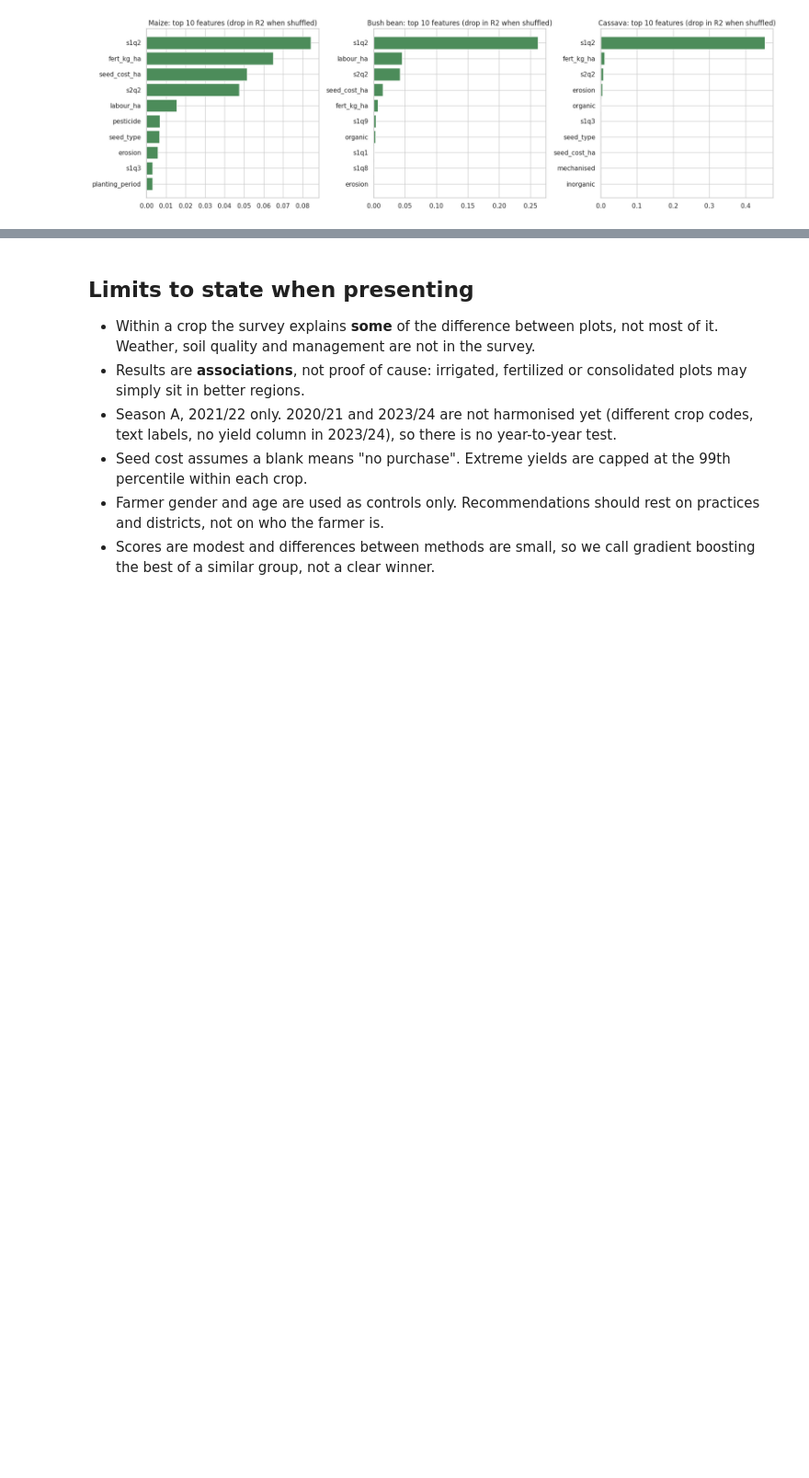
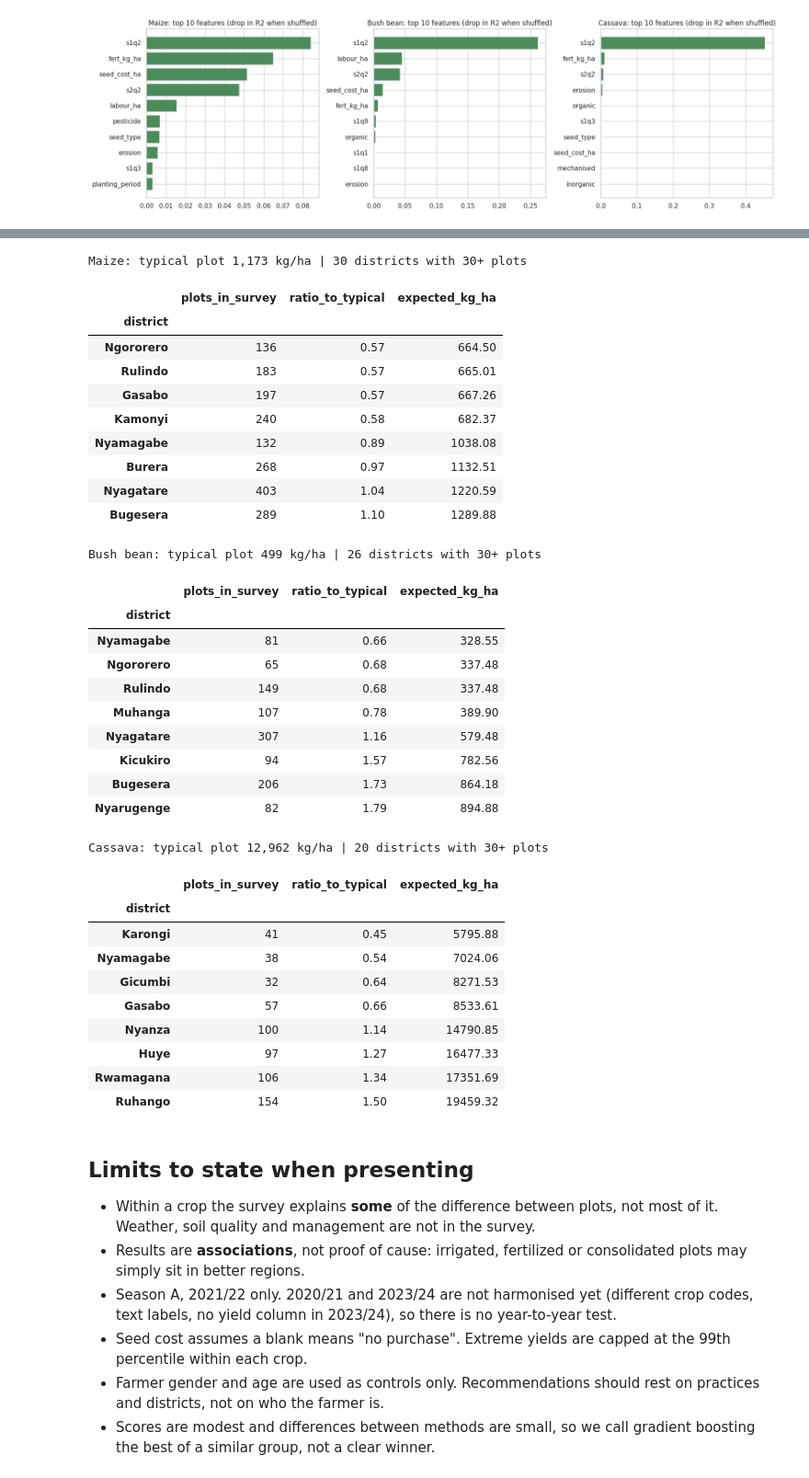
Before and after one commit to tmachingur-code/predicting-crop-yield-rwanda, a Jupyter notebook: notebooks/Predicting_Crop_Yield_Rwanda.ipynb, the cells around one changed output, grey strips where cells are left out. Shown at 92% size. Saved outputs shown, nothing was run; the diff lists cells and outputs as text; code cells hidden in the pictures; blank space fills up the shorter version.

```diff
--- a/notebooks/Predicting_Crop_Yield_Rwanda.ipynb
+++ b/notebooks/Predicting_Crop_Yield_Rwanda.ipynb
@@ -521,0 +581,12 @@ plt.tight_layout(); plt.show()
+# %%
+# Sanity checks: results should be plausible, and the typical values we fill in should look sensible
+print("Typical values filled in for maize:", {k: round(float(v), 2) for k, v in typical["Maize"].items()
+                                              if k in ["s1q7", "s1q8", "s1q9", "organic", "anti_erosion", "consolidation",
+                                                       "mechanised", "planting_period", "seed_cost_ha"]})
+for crop, dist, fert in [("Maize", "Nyagatare", 0), ("Maize", "Nyagatare", 30), ("Maize", "Musanze", 0),
+                         ("Bush bean", "Musanze", 0), ("Cassava", "Kirehe", 0)]:
+    r = predict_plot(crop, dist, "Hillside cropland", 3000, "Moderate", fert, False, False, "Traditional", 0)
+    print(f"{crop:10s} {dist:11s} fertilizer {fert:>3d} kg -> ratio {r['ratio']:.2f}, expected {r['expected']:,.0f} kg/ha "
+          f"(typical {r['typical']:,.0f}, plots in district: {r['n_district']})")
+print()
+print(explain("Maize", "Nyagatare", "Hillside cropland", 3000, "Moderate", 20, True, False, "Improved", 0))
@@ -522,3 +666,54 @@ plt.tight_layout(); plt.show()
+# %%
+# Model view: expected yield of a typical plot of each crop in each district (all other inputs at the crop's typical value)
+rows = []
+for crop, code_c in DEMO_CROPS.items():
+    for code_d, dname in DISTRICTS.items():
+        n = int(N_PLOTS.get((code_c, code_d), 0))
+        if n < 30:
+            continue
+        row = dict(typical[crop]); row.update(s1q1=code_d // 10, s1q2=code_d)
+        ratio = float(np.exp(final_models[crop].predict(pd.DataFrame([row])[FEATS_NOCROP])[0]))
+        rows.append(dict(crop=crop, district=dname, plots_in_survey=n, ratio_to_typical=ratio,
+                         expected_kg_ha=ratio * crop_median[crop]))
+plan = pd.DataFrame(rows)
+for crop in DEMO_CROPS:
+    t = plan[plan["crop"] == crop].sort_values("ratio_to_typical")
+    print(f"\n{crop}: typical plot {crop_median[crop]:,.0f} kg/ha | {len(t)} districts with 30+ plots")
+    display(pd.concat([t.head(4), t.tail(4)]).round(2).set_index("district")[["plots_in_survey", "ratio_to_typical", "expected_kg_ha"]])
+# %% [output]
+Maize: typical plot 1,173 kg/ha | 30 districts with 30+ plots
+|  | plots_in_survey | ratio_to_typical | expected_kg_ha |
+| district |  |  |  |
+| Ngororero | 136 | 0.57 | 664.50 |
+| Rulindo | 183 | 0.57 | 665.01 |
+| Gasabo | 197 | 0.57 | 667.26 |
+| Kamonyi | 240 | 0.58 | 682.37 |
+| Nyamagabe | 132 | 0.89 | 1038.08 |
+| Burera | 268 | 0.97 | 1132.51 |
+| Nyagatare | 403 | 1.04 | 1220.59 |
+| Bugesera | 289 | 1.10 | 1289.88 |
+Bush bean: typical plot 499 kg/ha | 26 districts with 30+ plots
+|  | plots_in_survey | ratio_to_typical | expected_kg_ha |
+| district |  |  |  |
+| Nyamagabe | 81 | 0.66 | 328.55 |
+| Ngororero | 65 | 0.68 | 337.48 |
+| Rulindo | 149 | 0.68 | 337.48 |
+| Muhanga | 107 | 0.78 | 389.90 |
+| Nyagatare | 307 | 1.16 | 579.48 |
+| Kicukiro | 94 | 1.57 | 782.56 |
+| Bugesera | 206 | 1.73 | 864.18 |
+| Nyarugenge | 82 | 1.79 | 894.88 |
+Cassava: typical plot 12,962 kg/ha | 20 districts with 30+ plots
+|  | plots_in_survey | ratio_to_typical | expected_kg_ha |
+| district |  |  |  |
+| Karongi | 41 | 0.45 | 5795.88 |
+| Nyamagabe | 38 | 0.54 | 7024.06 |
+| Gicumbi | 32 | 0.64 | 8271.53 |
+| Gasabo | 57 | 0.66 | 8533.61 |
+| Nyanza | 100 | 1.14 | 14790.85 |
+| Huye | 97 | 1.27 | 16477.33 |
+| Rwamagana | 106 | 1.34 | 17351.69 |
+| Ruhango | 154 | 1.50 | 19459.32 |
 # %% [markdown]
 ## Limits to state when presenting
 
```
Also changed, not shown: parts of 11 cells of this notebook.
